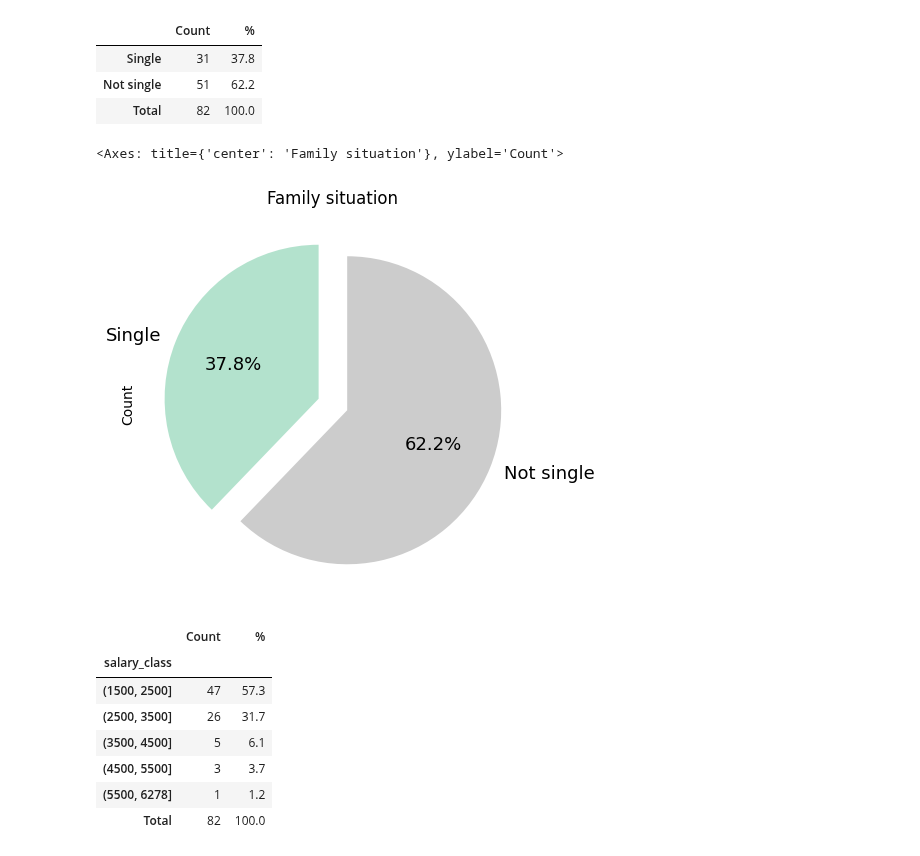
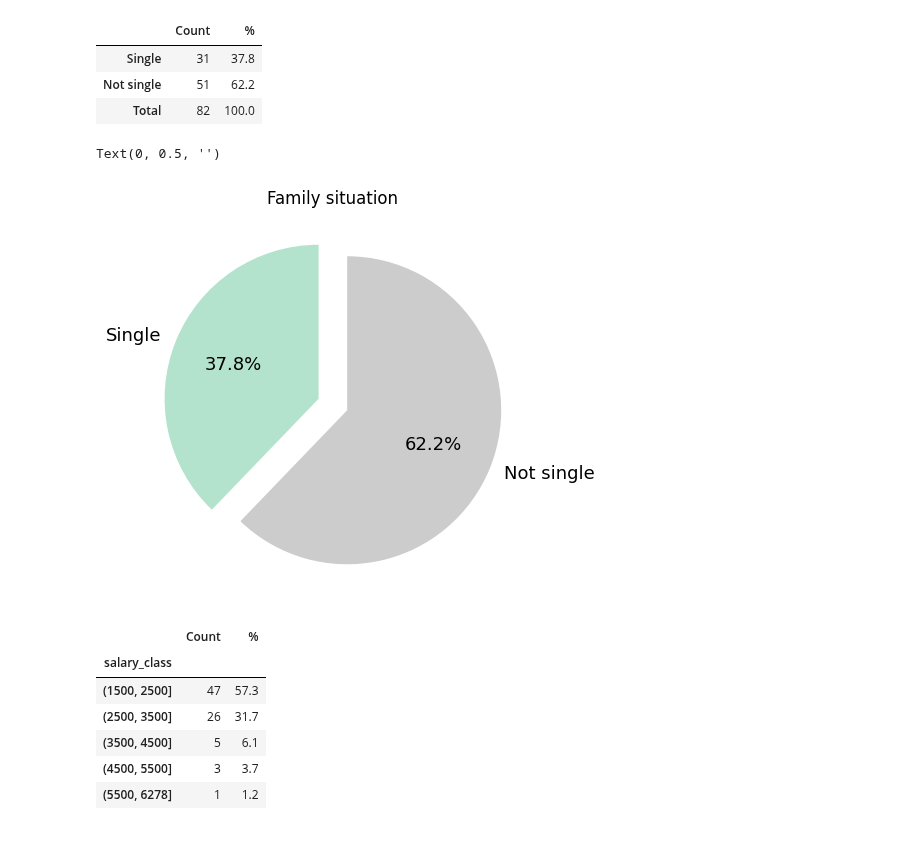
Before and after one commit to jemlau/DataAnalysisProject, a Jupyter notebook: harjotustyöHANNA.ipynb, the cells around one changed output. Saved outputs shown, nothing was run; the diff lists cells and outputs as text; code cells hidden in the pictures.

```diff
--- a/harjotustyöHANNA.ipynb
+++ b/harjotustyöHANNA.ipynb
@@ -23,22 +23,22 @@ df_family.round(decimals=1)
 | Not single | 51 | 62.2 |
 | Total | 82 | 100.0 |
 # %%
-df_family_filtered = df_family[:-1]  #Removes the Total row
-
 kwargs = dict(
     startangle = 90,
     colormap   = 'Pastel2',
     fontsize   = 13,
     explode    = (0.1, 0.1),
     figsize    = (6, 5),
     autopct    = '%1.1f%%',
     title      = 'Family situation'
 )
 
-df_family_filtered['Count'].plot.pie(**kwargs)
+# Poistetaan ylimääräinen label "Count"
+ax = df_family_filtered['Count'].plot.pie(**kwargs)
+ax.set_ylabel('')  # Poistaa y-akselin otsikon (Count)
 # %% [output]
-<Axes: title={'center': 'Family situation'}, ylabel='Count'>
+Text(0, 0.5, '')
-[figure, old version]
+[figure, new version]
 # %%
 df_salary=pd.crosstab(df['salary'], 'Count')
 df_salary
@@ -49,10 +49,11 @@ df['salary_class'] = pd.cut(df['salary'], bins = bins)
 df_salary = pd.crosstab(df['salary_class'], 'Count')
 df_salary.columns.name = ''
 n = df_salary['Count'].sum()
-df_salary['%'] = df_salary / n * 100
-df_salary.loc['Total'] = df_salary[['Count', '%']].sum()
-df_salary['Count'] = df_salary['Count'].astype(int)
-df_salary.round(decimals=1)
+df_salary['%'] = df_salary['Count'] / n * 100  # Prosenttilasku
+#df_salary.loc['Total'] = df_salary[['Count', '%']].sum()  # Yhteenvetorivi
+df_salary['Count'] = df_salary['Count'].astype(int)  # Muutetaan Count kokonaisluvuksi
+df_salary = df_salary.round({'%': 1})  # Pyöristetään vain prosentit 1 desimaaliin
+df_salary  # Näytetään taulukko
 # %% [output]
 |  | Count | % |
 | salary_class |  |  |
@@ -61,7 +62,6 @@ df_salary.round(decimals=1)
 | (3500, 4500] | 5 | 6.1 |
 | (4500, 5500] | 3 | 3.7 |
 | (5500, 6278] | 1 | 1.2 |
-| Total | 82 | 100.0 |
 # %%
 bins = [1500, 2500, 3500, 4500, 5500, 6278]
 df['salary'].hist(bins = bins)
```
Also changed, not shown: parts of 10 cells of this notebook.
